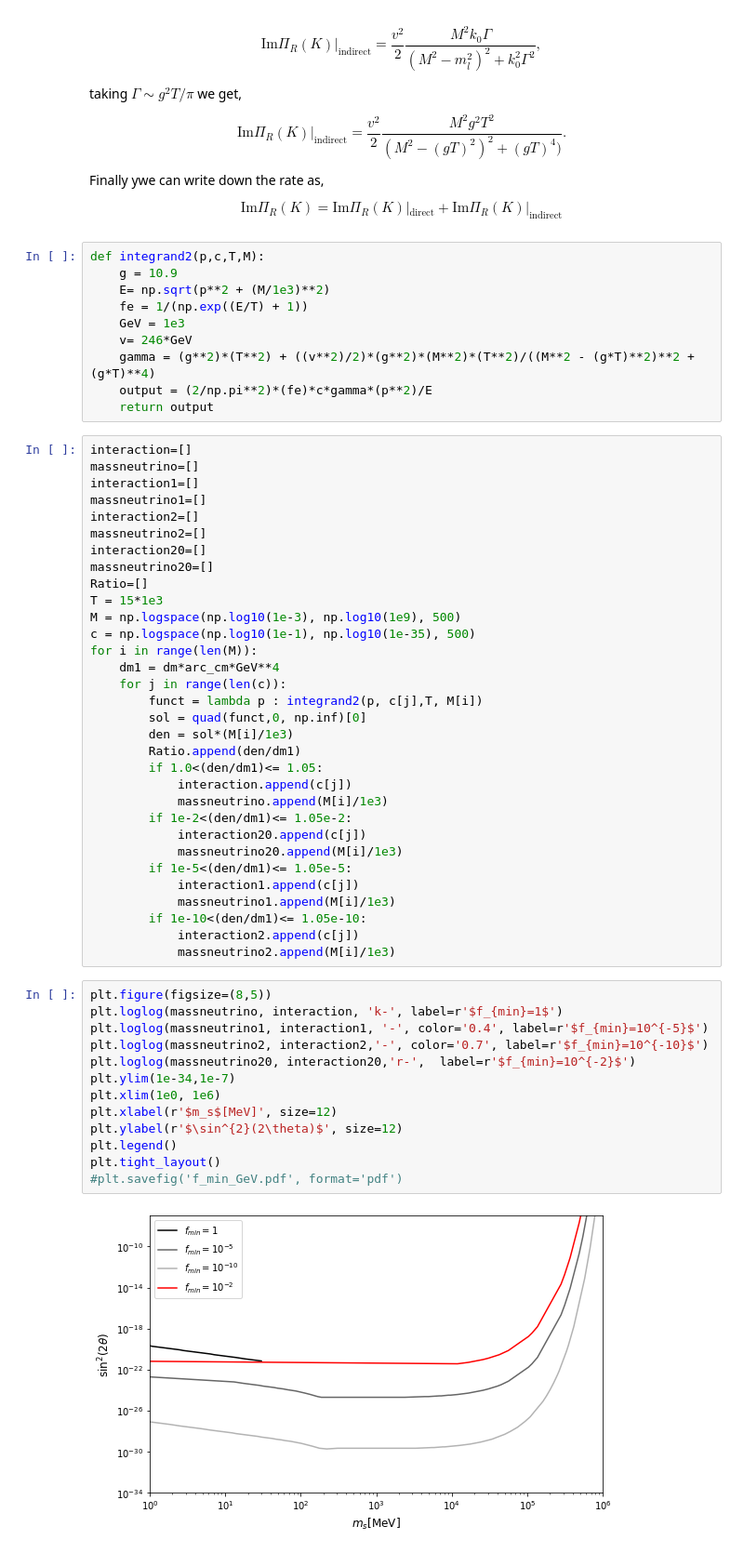
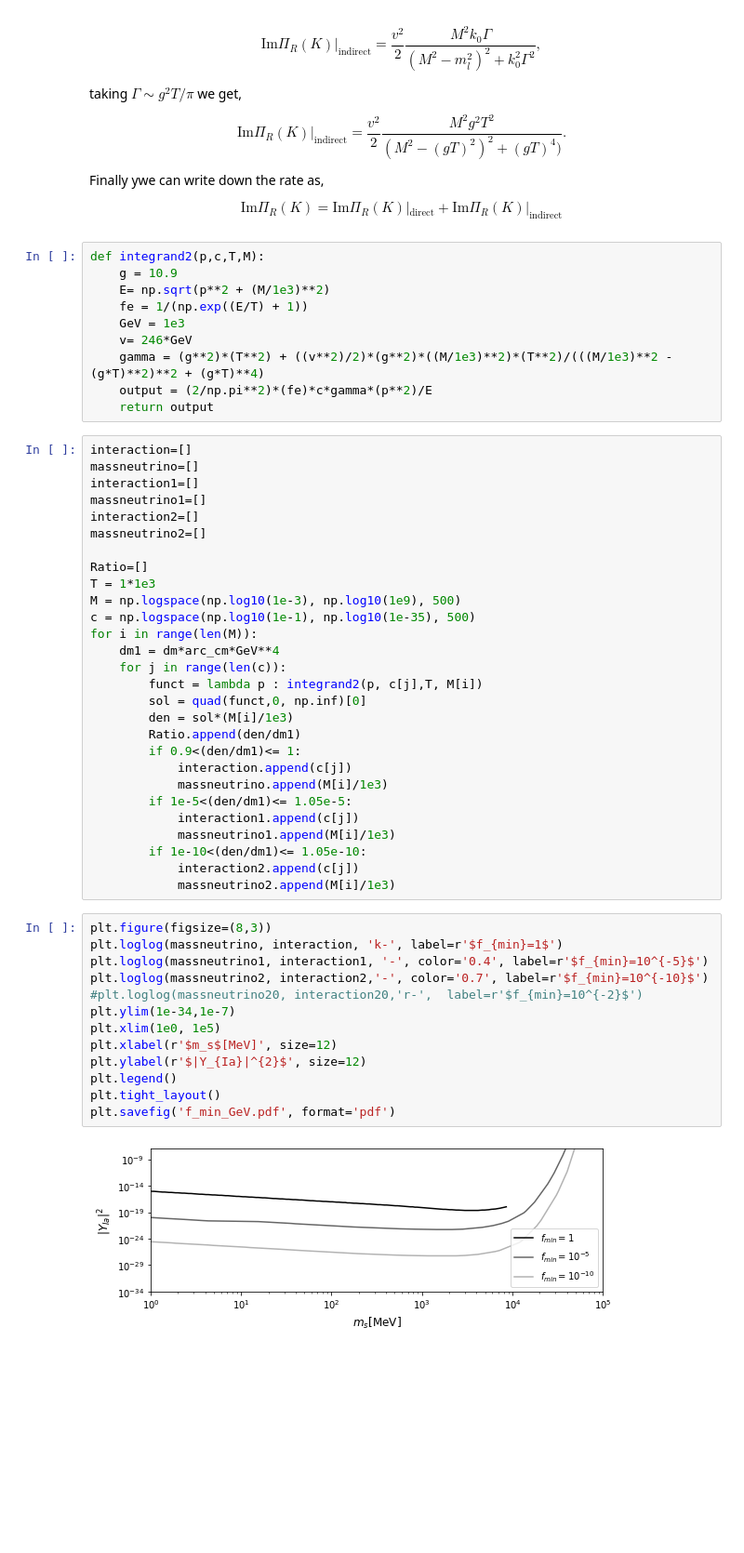
Before and after one commit to Montoya-v/SterileNeutrinos, a Jupyter notebook: Irreducible_fraction.ipynb, the cells around one changed output. Shown at 93% size. Saved outputs shown, nothing was run; the diff lists cells and outputs as text; blank space fills up the shorter version.

```diff
--- a/Irreducible_fraction.ipynb
+++ b/Irreducible_fraction.ipynb
@@ -262,7 +262,7 @@ def integrand2(p,c,T,M):
     fe = 1/(np.exp((E/T) + 1))
     GeV = 1e3
     v= 246*GeV
-    gamma = (g**2)*(T**2) + ((v**2)/2)*(g**2)*(M**2)*(T**2)/((M**2 - (g*T)**2)**2 + (g*T)**4)
+    gamma = (g**2)*(T**2) + ((v**2)/2)*(g**2)*((M/1e3)**2)*(T**2)/(((M/1e3)**2 - (g*T)**2)**2 + (g*T)**4)
     output = (2/np.pi**2)*(fe)*c*gamma*(p**2)/E
     return output
 # %%
@@ -272,10 +272,9 @@ interaction1=[]
 massneutrino1=[]
 interaction2=[]
 massneutrino2=[]
-interaction20=[]
-massneutrino20=[]
+
 Ratio=[]
-T = 15*1e3
+T = 1*1e3
 M = np.logspace(np.log10(1e-3), np.log10(1e9), 500)
 c = np.logspace(np.log10(1e-1), np.log10(1e-35), 500)
 for i in range(len(M)):
@@ -285,12 +284,9 @@ for i in range(len(M)):
         sol = quad(funct,0, np.inf)[0]
         den = sol*(M[i]/1e3)
         Ratio.append(den/dm1)
-        if 1.0<(den/dm1)<= 1.05:
+        if 0.9<(den/dm1)<= 1:
             interaction.append(c[j])
             massneutrino.append(M[i]/1e3)
-        if 1e-2<(den/dm1)<= 1.05e-2:
-            interaction20.append(c[j])
-            massneutrino20.append(M[i]/1e3)
         if 1e-5<(den/dm1)<= 1.05e-5:
             interaction1.append(c[j])
             massneutrino1.append(M[i]/1e3)
@@ -298,17 +294,17 @@ for i in range(len(M)):
             interaction2.append(c[j])
             massneutrino2.append(M[i]/1e3)
 # %%
-plt.figure(figsize=(8,5))
+plt.figure(figsize=(8,3))
 plt.loglog(massneutrino, interaction, 'k-', label=r'$f_{min}=1$')
 plt.loglog(massneutrino1, interaction1, '-', color='0.4', label=r'$f_{min}=10^{-5}$')
 plt.loglog(massneutrino2, interaction2,'-', color='0.7', label=r'$f_{min}=10^{-10}$')
-plt.loglog(massneutrino20, interaction20,'r-',  label=r'$f_{min}=10^{-2}$')
+#plt.loglog(massneutrino20, interaction20,'r-',  label=r'$f_{min}=10^{-2}$')
 plt.ylim(1e-34,1e-7)
-plt.xlim(1e0, 1e6)
+plt.xlim(1e0, 1e5)
 plt.xlabel(r'$m_s$[MeV]', size=12)
-plt.ylabel(r'$\sin^{2}(2\theta)$', size=12)
+plt.ylabel(r'$|Y_{Ia}|^{2}$', size=12)
 plt.legend()
 plt.tight_layout()
-#plt.savefig('f_min_GeV.pdf', format='pdf')
+plt.savefig('f_min_GeV.pdf', format='pdf')
 # %% [output]
-[figure, old version]
+[figure, new version]
```
